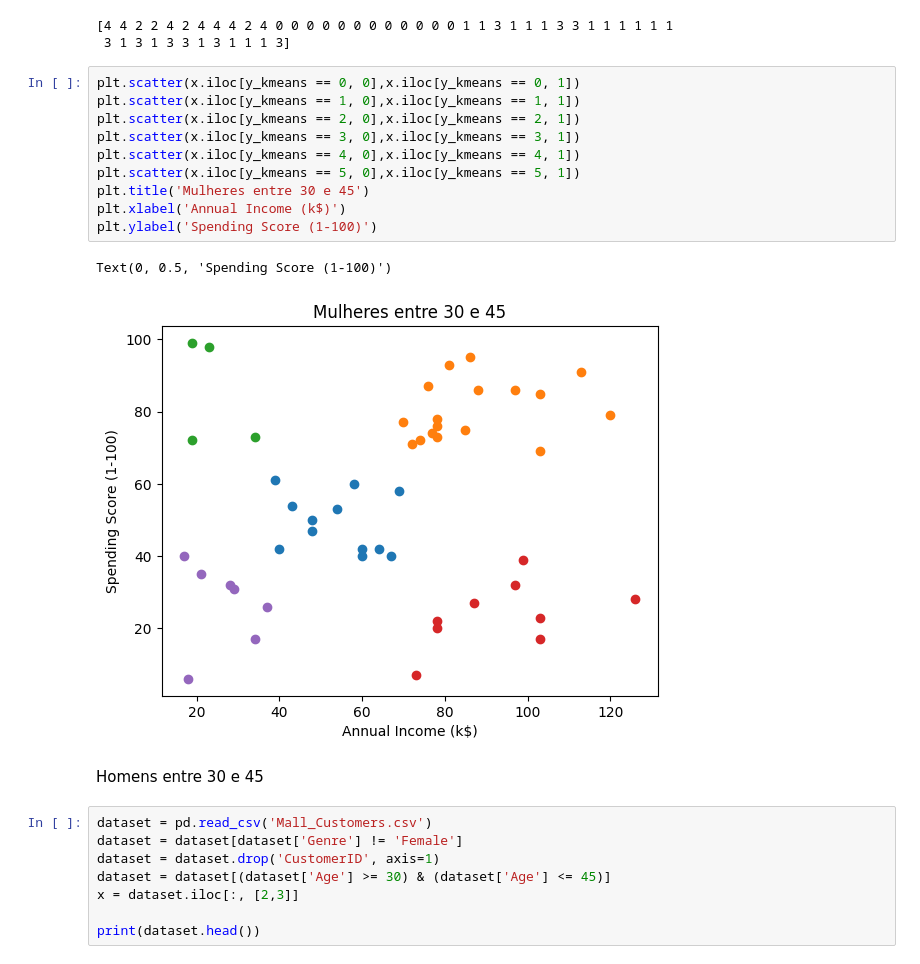
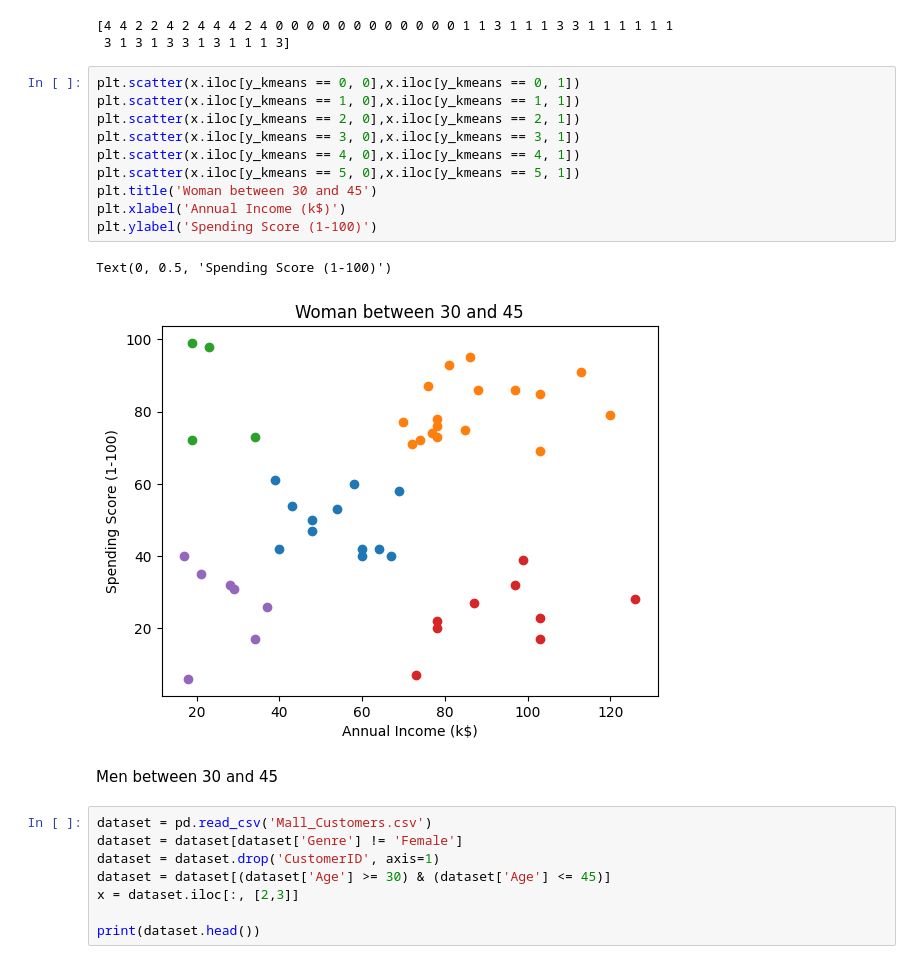
Before and after one commit to isadorafisica1512/Mall-customers-clustering, a Jupyter notebook: Mall_Customers.ipynb, the cells around one changed output. Cells and saved outputs as stored; diff of their text form.

```diff
--- a/Mall_Customers.ipynb
+++ b/Mall_Customers.ipynb
@@ -160,18 +162,18 @@ print(y_kmeans)
 # %%
 plt.scatter(x.iloc[y_kmeans == 0, 0],x.iloc[y_kmeans == 0, 1])
 plt.scatter(x.iloc[y_kmeans == 1, 0],x.iloc[y_kmeans == 1, 1])
 plt.scatter(x.iloc[y_kmeans == 2, 0],x.iloc[y_kmeans == 2, 1])
 plt.scatter(x.iloc[y_kmeans == 3, 0],x.iloc[y_kmeans == 3, 1])
 plt.scatter(x.iloc[y_kmeans == 4, 0],x.iloc[y_kmeans == 4, 1])
 plt.scatter(x.iloc[y_kmeans == 5, 0],x.iloc[y_kmeans == 5, 1])
-plt.title('Mulheres entre 30 e 45')
+plt.title('Woman between 30 and 45')
 plt.xlabel('Annual Income (k$)')
 plt.ylabel('Spending Score (1-100)')
 # %% [output]
 Text(0, 0.5, 'Spending Score (1-100)')
-[figure, old version]
+[figure, new version]
-# %% [markdown]
-Homens entre 30 e 45
+# %% [markdown]
+Men between 30 and 45
 # %%
 dataset = pd.read_csv('Mall_Customers.csv')
 dataset = dataset[dataset['Genre'] != 'Female']
```
Also changed, not shown: parts of 16 cells of this notebook.
